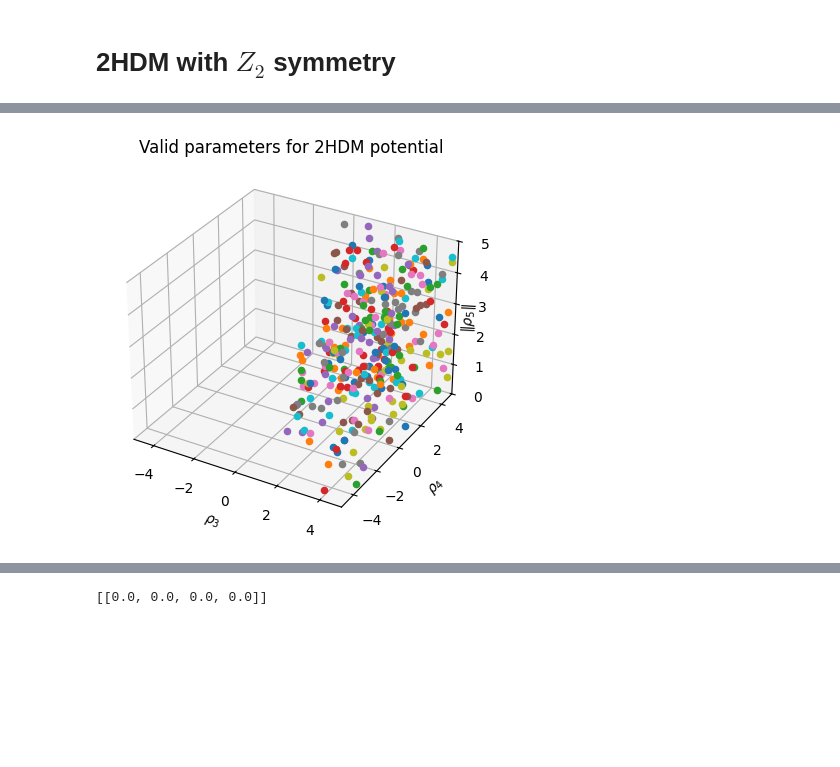
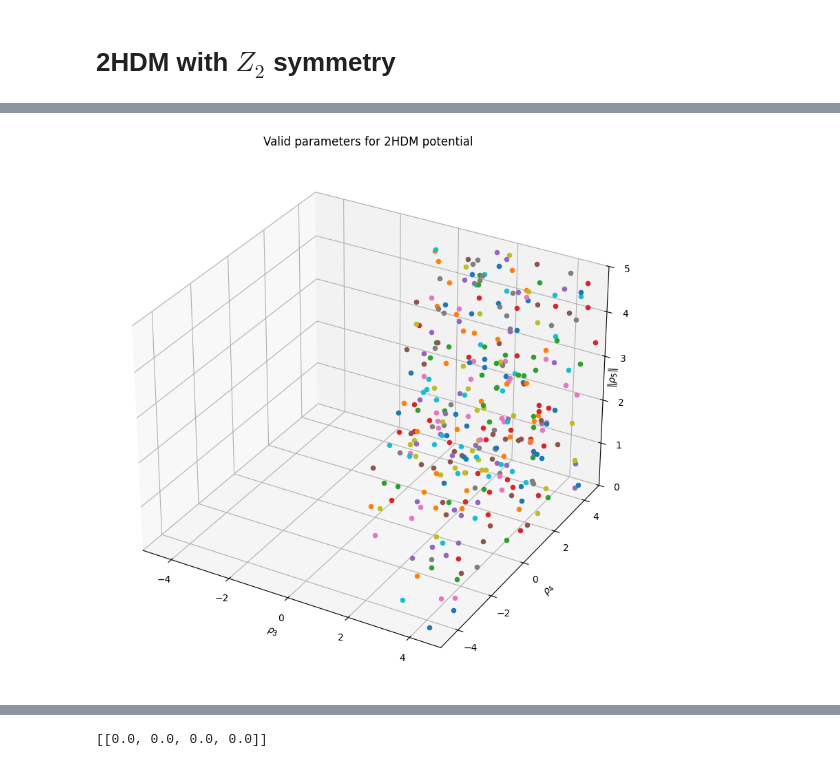
Before and after one commit to jdlpv/Theoretical-constraints-on-beyond-Standard-Model-extensions-of-the-Higgs-potential, a Jupyter notebook: main.ipynb, the cells around one changed output, grey strips where cells are left out. Saved outputs shown, nothing was run; the diff lists cells and outputs as text; code cells hidden in the pictures; blank space fills up the shorter version.

```diff
--- a/main.ipynb
+++ b/main.ipynb
@@ -78,22 +78,22 @@ valid_values
 # %%
 # Plot of the results
 
-fig = plt.figure()
+fig = plt.figure(figsize=(10,10))
 ax = fig.add_subplot(111, projection='3d')
 
 for point in np.linspace(0,len(valid_values)-1,len(valid_values)):
     #
     ax.scatter(valid_values[int(point)][0],valid_values[int(point)][1],valid_values[int(point)][2])
 
 ax.set_xlabel(r'$\rho_{3}$')
 ax.set_ylabel(r'$\rho_{4}$')
 ax.set_zlabel(r'$\|\rho_{5}\|$', rotation=90)
 ax.zaxis.labelpad = -15.25
 ax.set_xlim([-5,5])
 ax.set_ylim([-5,5])
 ax.set_zlim([0,5])
 ax.set_title('Valid parameters for 2HDM potential')
 
 plt.show()
 # %% [output]
-[figure, old version]
+[figure, new version]
```
Also changed, not shown: parts of 12 cells of this notebook.
